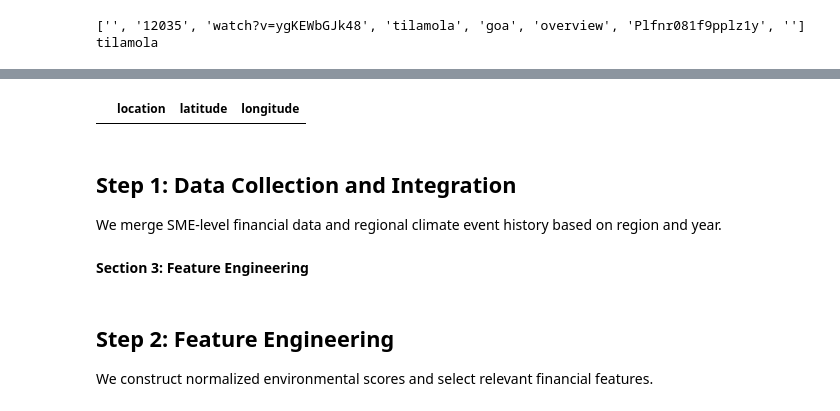
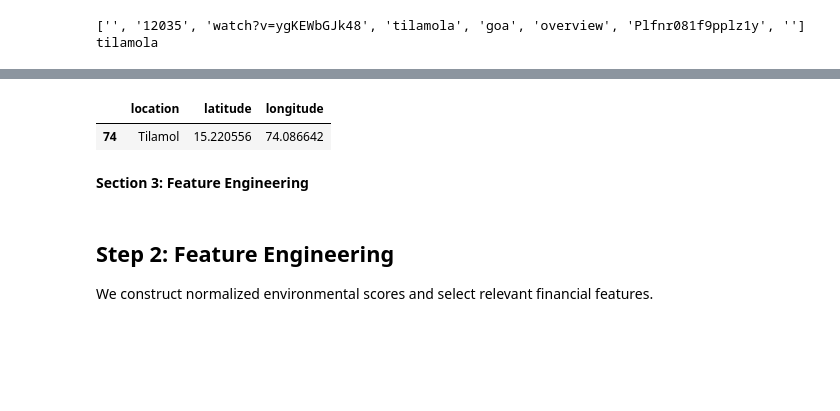
Before and after one commit to yastika/MscFE_Capstone, a Jupyter notebook: Climate_FinTech_Solution_Internalizing_Environmental_Risks_into_Financial_Models.ipynb, the cells around one changed output, grey strips where cells are left out. Drawn from its saved outputs; the diff is of its cells as text; code cells hidden in the pictures; blank space fills up the shorter version.

```diff
--- a/Climate_FinTech_Solution_Internalizing_Environmental_Risks_into_Financial_Models.ipynb
+++ b/Climate_FinTech_Solution_Internalizing_Environmental_Risks_into_Financial_Models.ipynb
@@ -225,16 +231,14 @@ Redirecting to automated geocoding
 ['Raebareli', 'Raebareli', '', 'Raebareli', 'district', '']
 # %%
 dataFrame_geo_coordinates.head()
-dataFrame_geo_coordinates[dataFrame_geo_coordinates['location']=='Tilamola']
+dataFrame_geo_coordinates[dataFrame_geo_coordinates['location']=='Tilamol']
 # %% [output]
 |  | location | latitude | longitude |
+| 74 | Tilamol | 15.220556 | 74.086642 |
 # %%
 #Sentiment related to air pollution
 # %%
 #Sector-wise impact analysis
-# %% [markdown]
-## **Step 1: Data Collection and Integration**
-We merge SME-level financial data and regional climate event history based on region and year.
 # %%
 import pandas as pd
 
```
Also changed, not shown: parts of 2 cells of this notebook.
